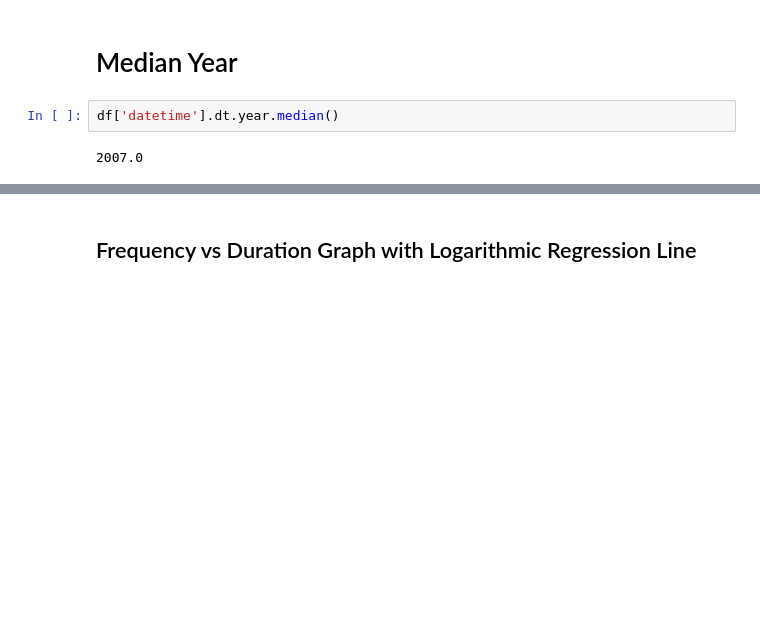
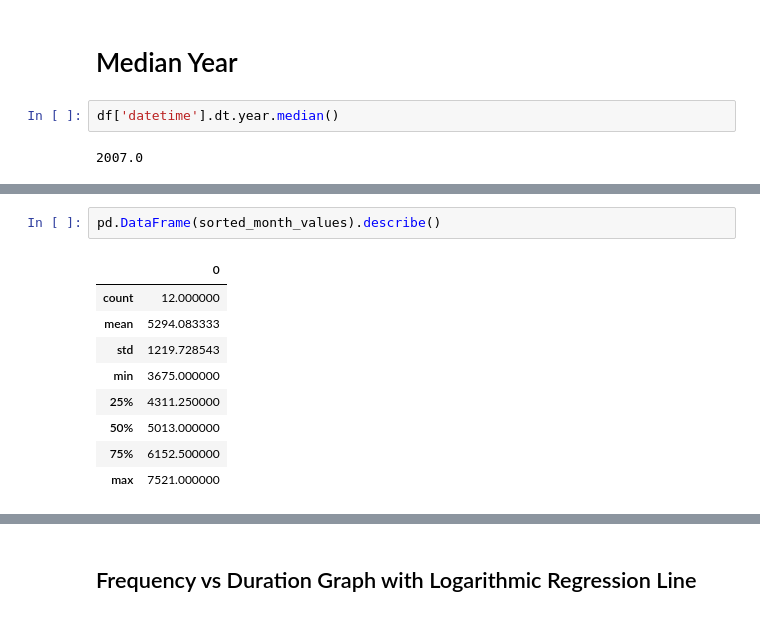
Before and after one commit to azhan3/mdm4u, a Jupyter notebook: Stats_Project/UFO_Final.ipynb, the cells around one changed output, grey strips where cells are left out. Saved outputs shown, nothing was run; the diff lists cells and outputs as text; blank space fills up the shorter version.

```diff
--- a/Stats_Project/UFO_Final.ipynb
+++ b/Stats_Project/UFO_Final.ipynb
@@ -133,0 +337,12 @@ df['datetime'].dt.year.median()
+# %%
+pd.DataFrame(sorted_month_values).describe()
+# %% [output]
+|  | 0 |
+| count | 12.000000 |
+| mean | 5294.083333 |
+| std | 1219.728543 |
+| min | 3675.000000 |
+| 25% | 4311.250000 |
+| 50% | 5013.000000 |
+| 75% | 6152.500000 |
+| max | 7521.000000 |
```
Also changed, not shown: parts of 23 cells of this notebook.
